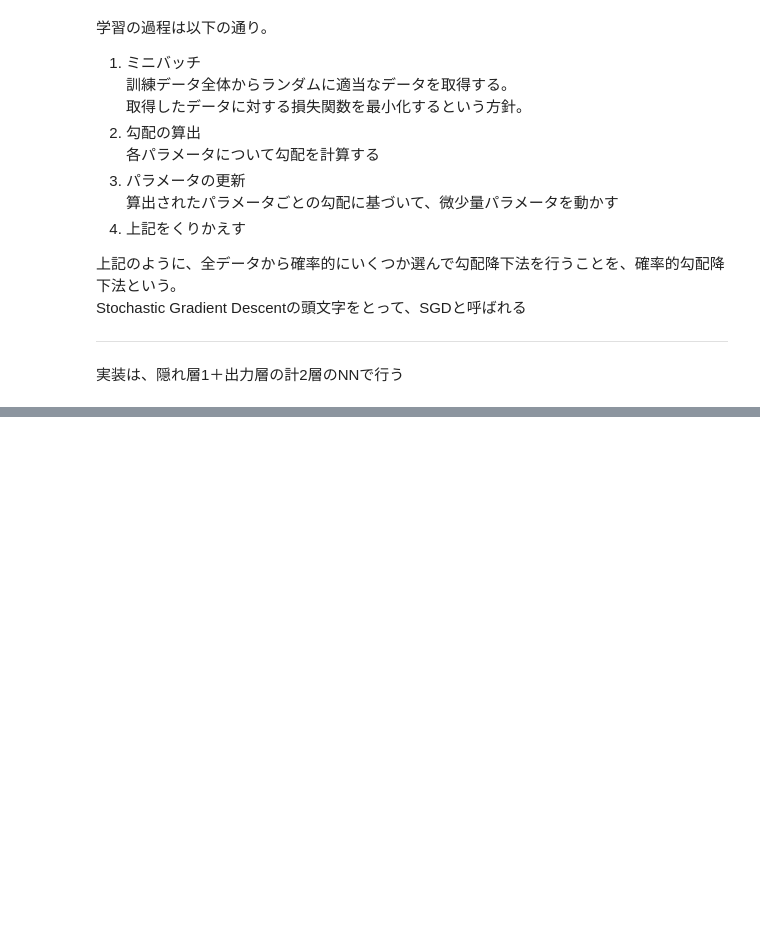
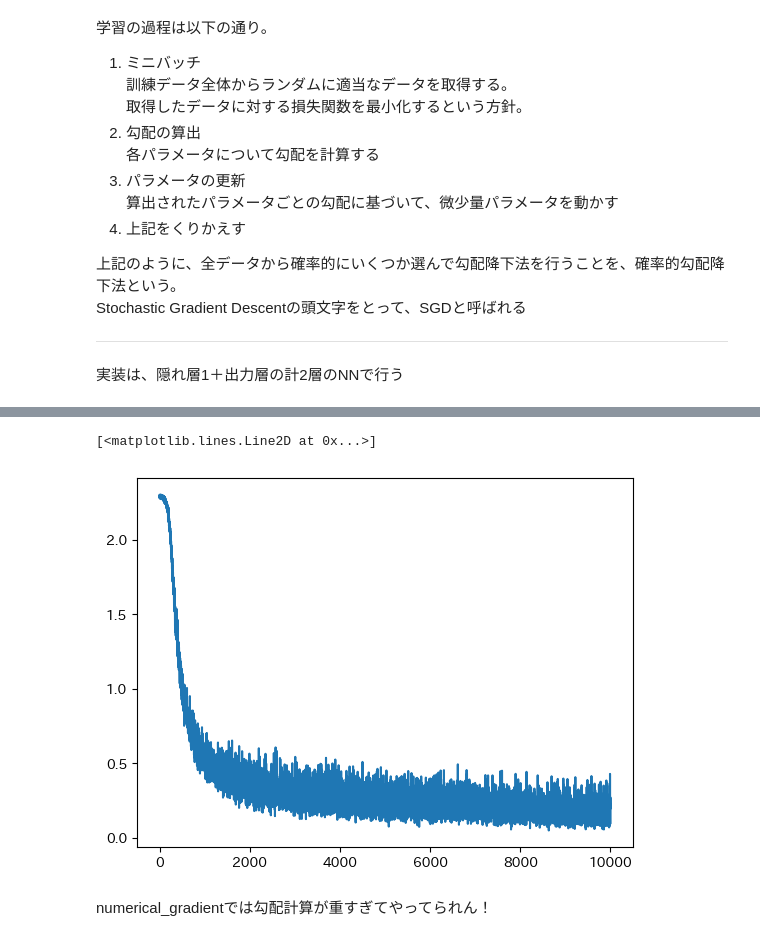
Before and after one commit to yutaro1127/zerotsuku, a Jupyter notebook: zerotsuku.ipynb, the cells around one changed output, grey strips where cells are left out. Saved outputs shown, nothing was run; the diff lists cells and outputs as text; code cells hidden in the pictures; blank space fills up the shorter version.

```diff
--- a/zerotsuku.ipynb
+++ b/zerotsuku.ipynb
@@ -1179,3 +1204,39 @@ dataset['train_label'] = OneHotEncoder(sparse_output=False).fit_transform(datase
 dataset['train_img'] = dataset['train_img'] / 255
 dataset['test_label'] = OneHotEncoder(sparse_output=False).fit_transform(dataset['test_label'].reshape(-1, 1))
 dataset['test_img'] = dataset['test_img'] / 255
+# %%
+X_train, X_test, y_train, y_test = dataset['train_img'], dataset['test_img'], dataset['train_label'], dataset['test_label']
+# %%
+# ハイパーパラメータ
+iters_num = 10000
+train_size = X_train.shape[0]
+batch_size = 100
+laerning_rate = 0.1
+
+# NNのインスタンス作成
+network = TwoLayerNet(
+    imput_size = 28**2,
+    hidden_size = 50,
+    output_size = 10,
+)
+
+train_loss_list = []
+
+for i in range(iters_num):
+    # print(f'{i}-ミニバッチの取り出し')
+    batch_mask = np.random.choice(train_size,batch_size)
+    X_batch = X_train[batch_mask]
+    y_batch = y_train[batch_mask]
+
+    # print(f'{i}-勾配の計算')
+    # grad = network.numerical_gradient(X_batch, y_batch)
+    grad = network.gradient(X_batch, y_batch)
+
+    # print(f'{i}-パラメータの更新')
+    for k in ['W1', 'b1', 'W2', 'b2']:
+        network.params[k] -= laerning_rate*grad[k]
+
+    # print(f'{i}-学習(パラメータ更新)後の損失関数を計算して記録')
+    loss = network.loss(X_batch, y_batch)
+    train_loss_list.append(loss)
+    print(f'{i} finish')
@@ -1181,0 +1261,7 @@ dataset['test_img'] = dataset['test_img'] / 255
+# %%
+plt.plot(range(len(train_loss_list)),train_loss_list)
+# %% [output]
+[<matplotlib.lines.Line2D at 0x...>]
+[figure, added]
+# %% [markdown]
+numerical_gradientでは勾配計算が重すぎてやってられん！
```
Also changed, not shown: parts of 20 cells of this notebook.
